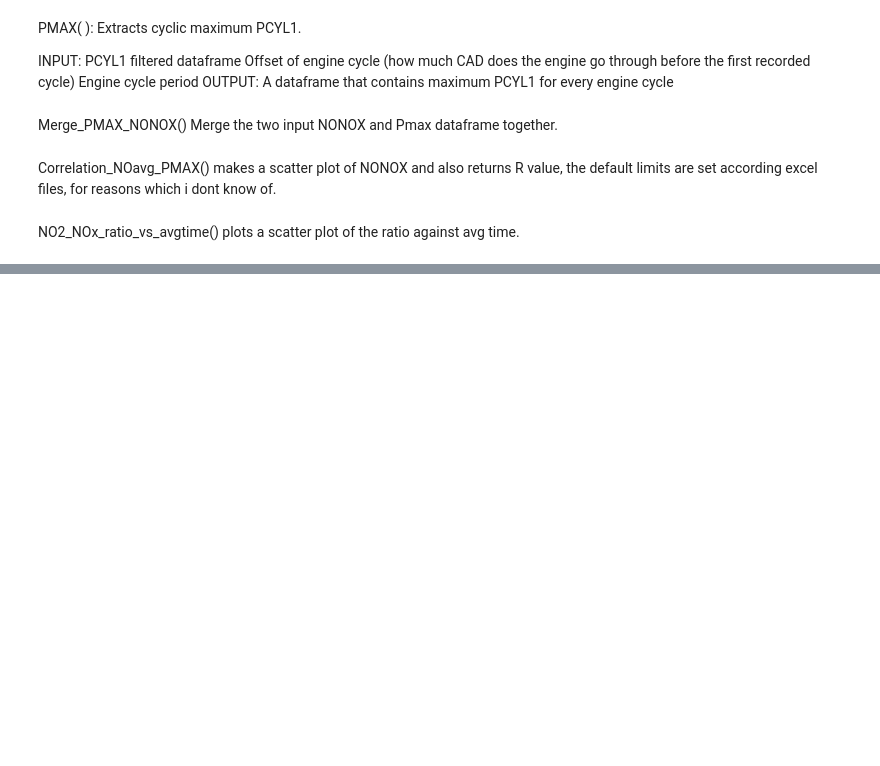
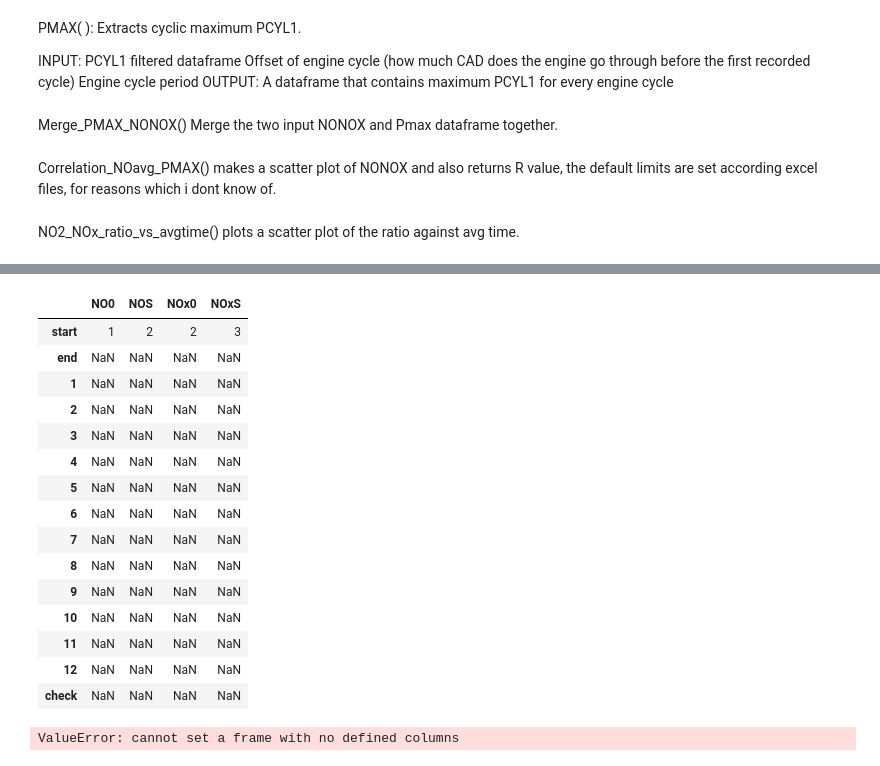
Before and after one commit to fyzhong97/Fast_NOX, a Jupyter notebook: Data_Plotter_Research.ipynb, the cells around one changed output, grey strips where cells are left out. Drawn from its saved outputs; the diff is of its cells as text; code cells hidden in the pictures; blank space fills up the shorter version.

Commit message:
29/06
Correction on correlation function
Quench and drift started

```diff
--- a/Data_Plotter_Research.ipynb
+++ b/Data_Plotter_Research.ipynb
@@ -547,0 +578,24 @@ x = x.astype('float64')
+# %%
+data = pd.DataFrame(index = ['start','end','1','2','3','4','5','6','7','8','9','10','11','12','check'],
+                       columns = ['NO0','NOS','NOx0','NOxS'])
+# %%
+data.loc['start'] = [1,2,2,3]
+# %%
+data
+# %% [output]
+|  | NO0 | NOS | NOx0 | NOxS |
+| start | 1 | 2 | 2 | 3 |
+| end | NaN | NaN | NaN | NaN |
+| 1 | NaN | NaN | NaN | NaN |
+| 2 | NaN | NaN | NaN | NaN |
+| 3 | NaN | NaN | NaN | NaN |
+| 4 | NaN | NaN | NaN | NaN |
+| 5 | NaN | NaN | NaN | NaN |
+| 6 | NaN | NaN | NaN | NaN |
+| 7 | NaN | NaN | NaN | NaN |
+| 8 | NaN | NaN | NaN | NaN |
+| 9 | NaN | NaN | NaN | NaN |
+| 10 | NaN | NaN | NaN | NaN |
+| 11 | NaN | NaN | NaN | NaN |
+| 12 | NaN | NaN | NaN | NaN |
+| check | NaN | NaN | NaN | NaN |
@@ -547,0 +621,4 @@ x = x.astype('float64')
+# %%
+correction_data.loc[0] = wow
+# %% [output]
+ValueError: cannot set a frame with no defined columns
```
Also changed, not shown: parts of 17 cells of this notebook.
